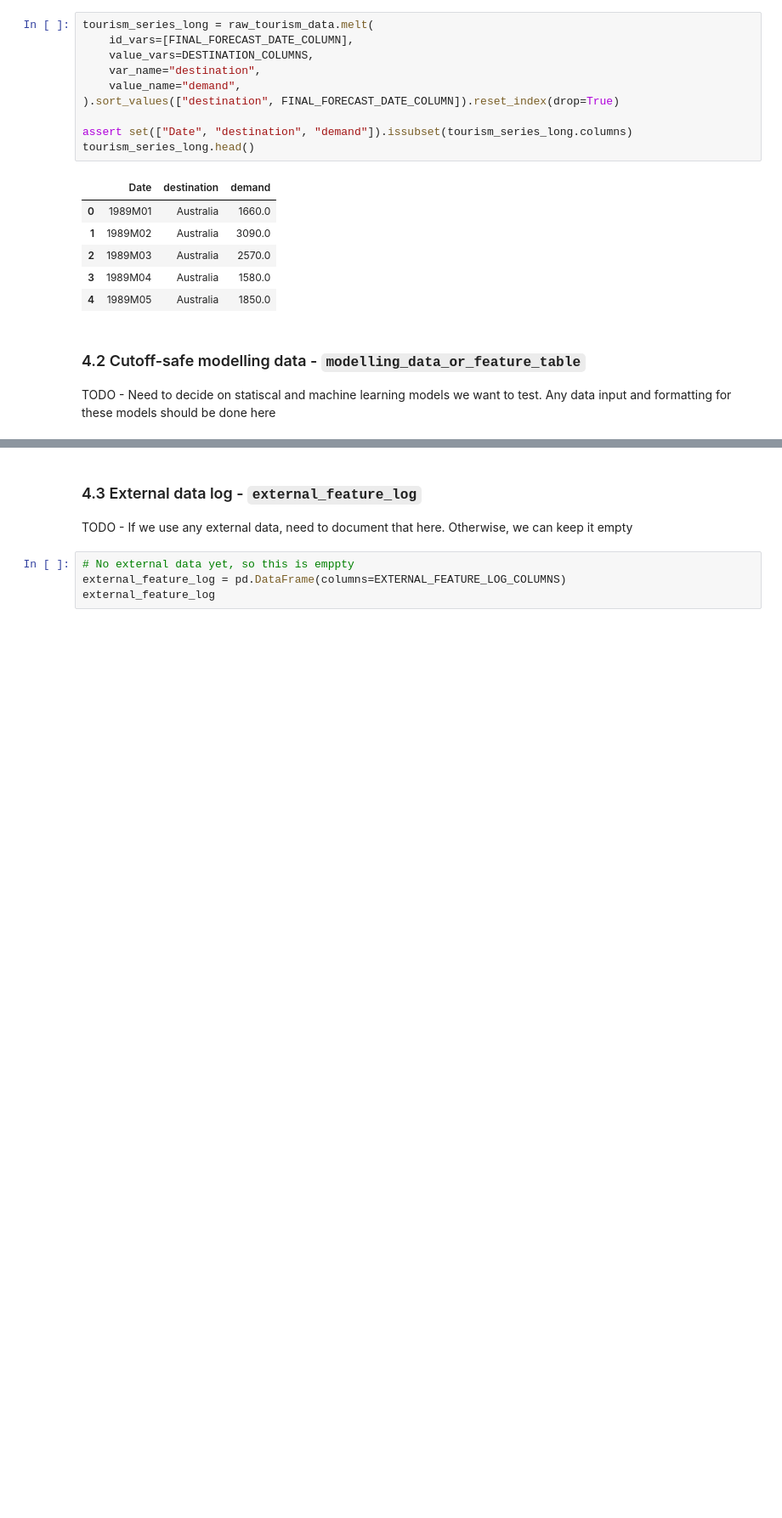
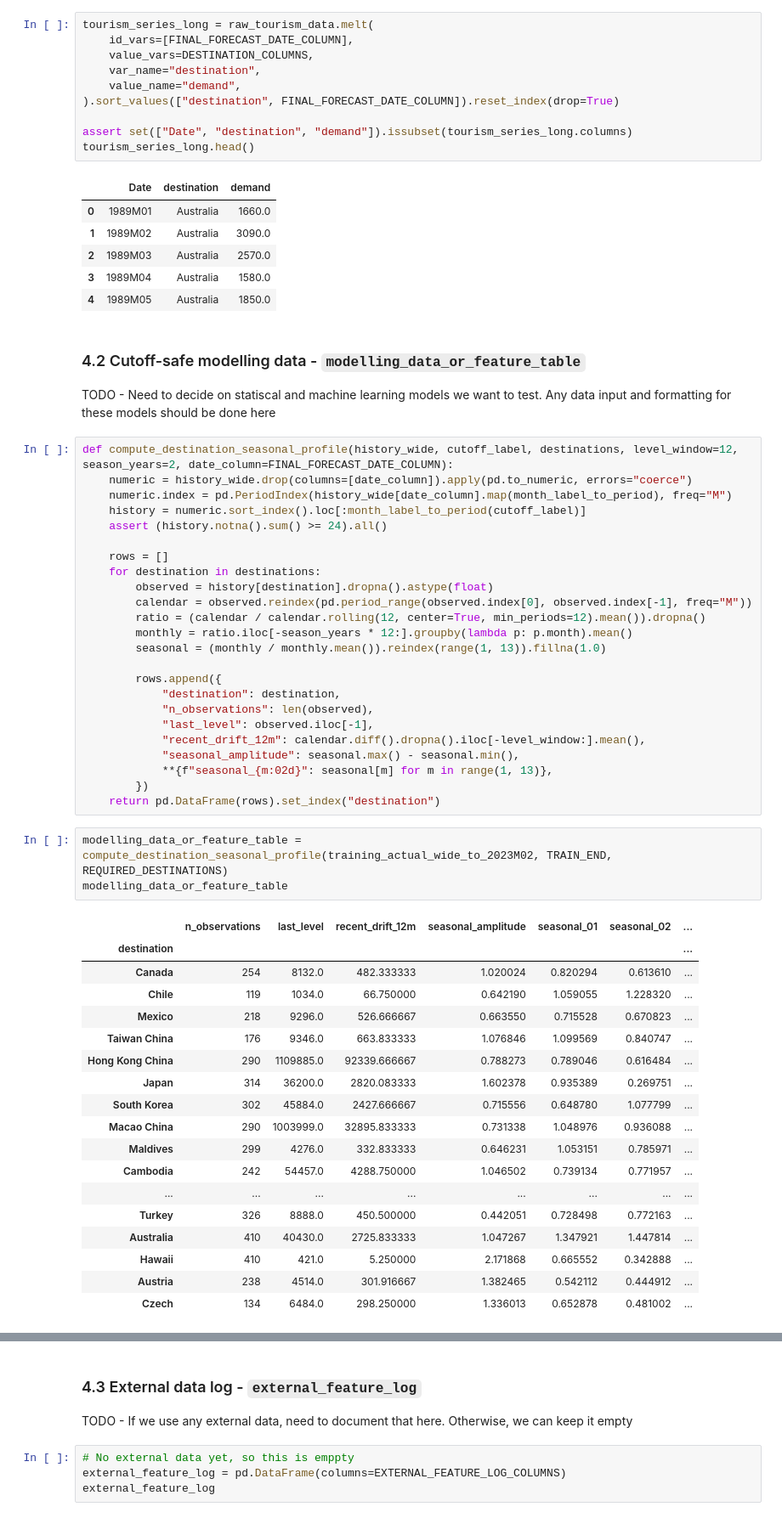
Before and after one commit to JoshHulett/SIT742-Asessment2-Group16, a Jupyter notebook: SIT742-2026T2-A2-Starter.ipynb, the cells around one changed output, grey strips where cells are left out. Shown at 85% size. Drawn from its saved outputs; the diff is of its cells as text; blank space fills up the shorter version.

```diff
--- a/SIT742-2026T2-A2-Starter.ipynb
+++ b/SIT742-2026T2-A2-Starter.ipynb
@@ -1227,3 +1227,49 @@ tourism_series_long.head()
 # %% [markdown]
 ### 4.2 Cutoff-safe modelling data - `modelling_data_or_feature_table`
 TODO - Need to decide on statiscal and machine learning models we want to test. Any data input and formatting for these models should be done here
+# %%
+def compute_destination_seasonal_profile(history_wide, cutoff_label, destinations, level_window=12, season_years=2, date_column=FINAL_FORECAST_DATE_COLUMN):
+    numeric = history_wide.drop(columns=[date_column]).apply(pd.to_numeric, errors="coerce")
+    numeric.index = pd.PeriodIndex(history_wide[date_column].map(month_label_to_period), freq="M")
+    history = numeric.sort_index().loc[:month_label_to_period(cutoff_label)]
+    assert (history.notna().sum() >= 24).all()
+
+    rows = []
+    for destination in destinations:
+        observed = history[destination].dropna().astype(float)
+        calendar = observed.reindex(pd.period_range(observed.index[0], observed.index[-1], freq="M"))
+        ratio = (calendar / calendar.rolling(12, center=True, min_periods=12).mean()).dropna()
+        monthly = ratio.iloc[-season_years * 12:].groupby(lambda p: p.month).mean()
+        seasonal = (monthly / monthly.mean()).reindex(range(1, 13)).fillna(1.0)
+
+        rows.append({
+            "destination": destination,
+            "n_observations": len(observed),
+            "last_level": observed.iloc[-1],
+            "recent_drift_12m": calendar.diff().dropna().iloc[-level_window:].mean(),
+            "seasonal_amplitude": seasonal.max() - seasonal.min(),
+            **{f"seasonal_{m:02d}": seasonal[m] for m in range(1, 13)},
+        })
+    return pd.DataFrame(rows).set_index("destination")
+# %%
+modelling_data_or_feature_table = compute_destination_seasonal_profile(training_actual_wide_to_2023M02, TRAIN_END, REQUIRED_DESTINATIONS)
+modelling_data_or_feature_table
+# %% [output]
+|  | n_observations | last_level | recent_drift_12m | seasonal_amplitude | seasonal_01 | seasonal_02 | ... |
+| destination |  |  |  |  |  |  | ... |
+| Canada | 254 | 8132.0 | 482.333333 | 1.020024 | 0.820294 | 0.613610 | ... |
+| Chile | 119 | 1034.0 | 66.750000 | 0.642190 | 1.059055 | 1.228320 | ... |
+| Mexico | 218 | 9296.0 | 526.666667 | 0.663550 | 0.715528 | 0.670823 | ... |
+| Taiwan China | 176 | 9346.0 | 663.833333 | 1.076846 | 1.099569 | 0.840747 | ... |
+| Hong Kong China | 290 | 1109885.0 | 92339.666667 | 0.788273 | 0.789046 | 0.616484 | ... |
+| Japan | 314 | 36200.0 | 2820.083333 | 1.602378 | 0.935389 | 0.269751 | ... |
+| South Korea | 302 | 45884.0 | 2427.666667 | 0.715556 | 0.648780 | 1.077799 | ... |
+| Macao China | 290 | 1003999.0 | 32895.833333 | 0.731338 | 1.048976 | 0.936088 | ... |
+| Maldives | 299 | 4276.0 | 332.833333 | 0.646231 | 1.053151 | 0.785971 | ... |
+| Cambodia | 242 | 54457.0 | 4288.750000 | 1.046502 | 0.739134 | 0.771957 | ... |
+| ... | ... | ... | ... | ... | ... | ... | ... |
+| Turkey | 326 | 8888.0 | 450.500000 | 0.442051 | 0.728498 | 0.772163 | ... |
+| Australia | 410 | 40430.0 | 2725.833333 | 1.047267 | 1.347921 | 1.447814 | ... |
+| Hawaii | 410 | 421.0 | 5.250000 | 2.171868 | 0.665552 | 0.342888 | ... |
+| Austria | 238 | 4514.0 | 301.916667 | 1.382465 | 0.542112 | 0.444912 | ... |
+| Czech | 134 | 6484.0 | 298.250000 | 1.336013 | 0.652878 | 0.481002 | ... |
```
Also changed, not shown: parts of 22 cells of this notebook, 1 other file.
